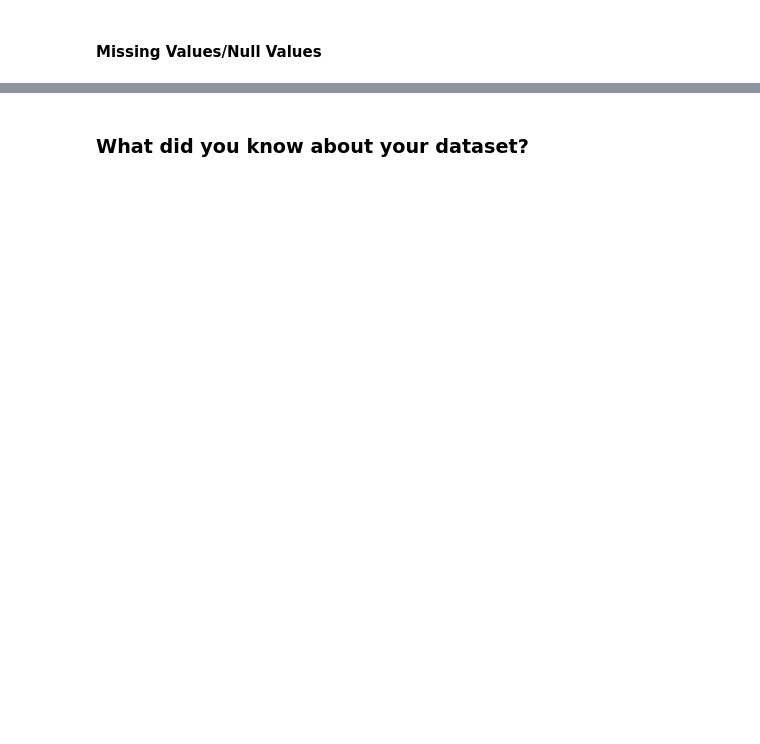
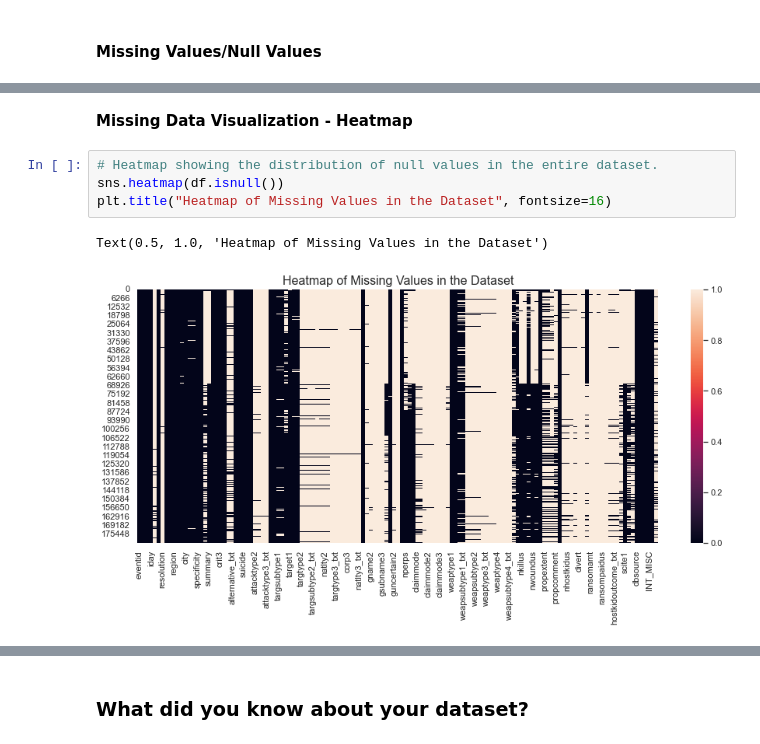
Before and after one commit to AimanSahay/Project-EDA_Global-Terrorism-Dataset, a Jupyter notebook: EDA_Global Terrorism Dataset.ipynb, the cells around one changed output, grey strips where cells are left out. Cells and saved outputs as stored; diff of their text form; blank space fills up the shorter version.

```diff
--- a/EDA_Global Terrorism Dataset.ipynb
+++ b/EDA_Global Terrorism Dataset.ipynb
@@ -147,0 +169,9 @@ sns.heatmap(df.isnull())
+# %% [markdown]
+**Missing Data Visualization - Heatmap**
+# %%
+# Heatmap showing the distribution of null values in the entire dataset.
+sns.heatmap(df.isnull())
+plt.title("Heatmap of Missing Values in the Dataset", fontsize=16)
+# %% [output]
+Text(0.5, 1.0, 'Heatmap of Missing Values in the Dataset')
+[figure, added]
```
Also changed, not shown: parts of 57 cells of this notebook.
